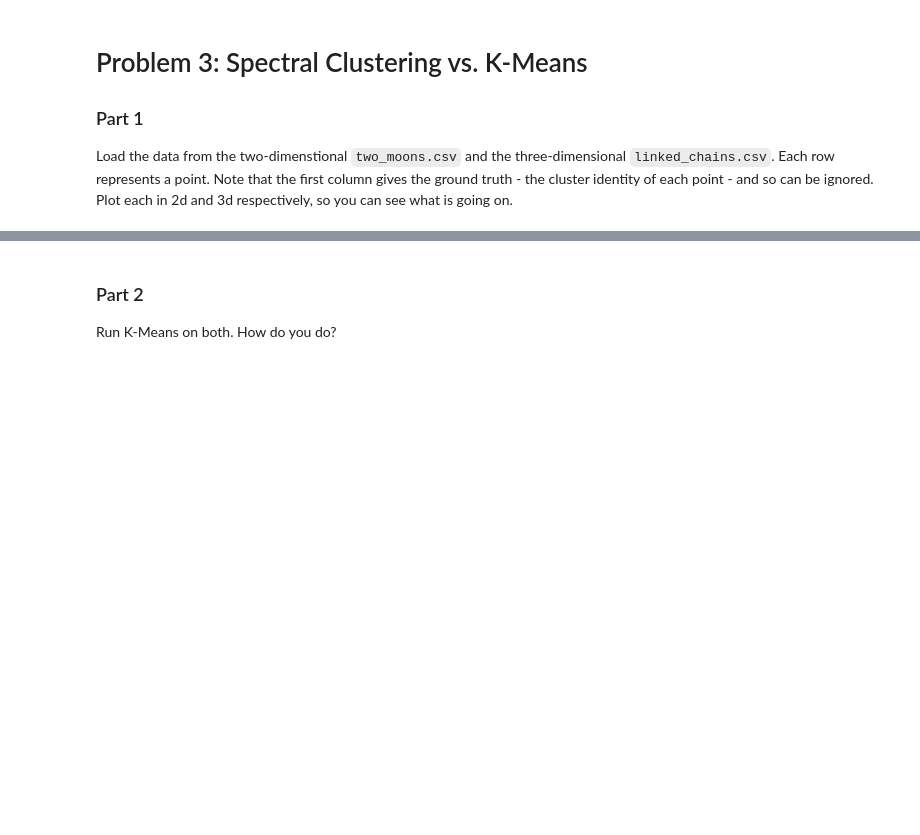
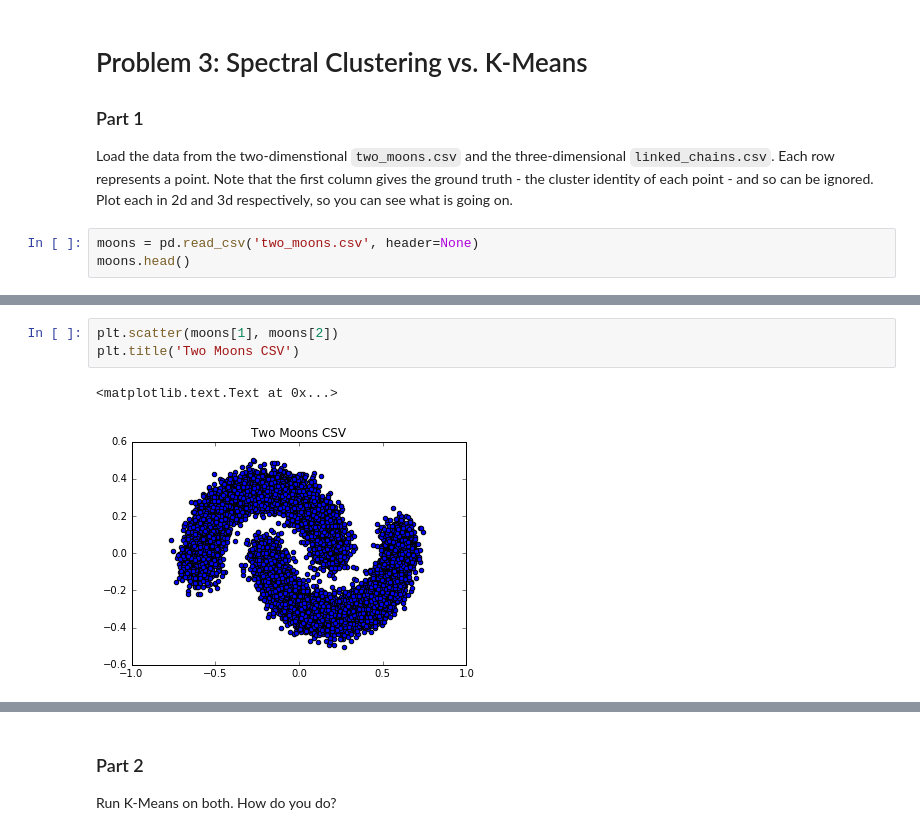
Before and after one commit to RohanNagar/datasciencelab-utaustin, a Jupyter notebook: lab6/lab6.ipynb, the cells around one changed output, grey strips where cells are left out. Saved outputs shown, nothing was run; the diff lists cells and outputs as text; blank space fills up the shorter version.

```diff
--- a/lab6/lab6.ipynb
+++ b/lab6/lab6.ipynb
@@ -74,3 +87,6 @@ Experiement with the 3 methods of creating similarity functions described in sec
 ### Part 1
 
 Load the data from the two-dimenstional `two_moons.csv` and the three-dimensional `linked_chains.csv`. Each row represents a point. Note that the first column gives the ground truth - the cluster identity of each point - and so can be ignored. Plot each in 2d and 3d respectively, so you can see what is going on.
+# %%
+moons = pd.read_csv('two_moons.csv', header=None)
+moons.head()
@@ -76,0 +100,6 @@ Load the data from the two-dimenstional `two_moons.csv` and the three-dimensiona
+# %%
+plt.scatter(moons[1], moons[2])
+plt.title('Two Moons CSV')
+# %% [output]
+<matplotlib.text.Text at 0x...>
+[figure, added]
```
Also changed, not shown: parts of 5 cells of this notebook.
